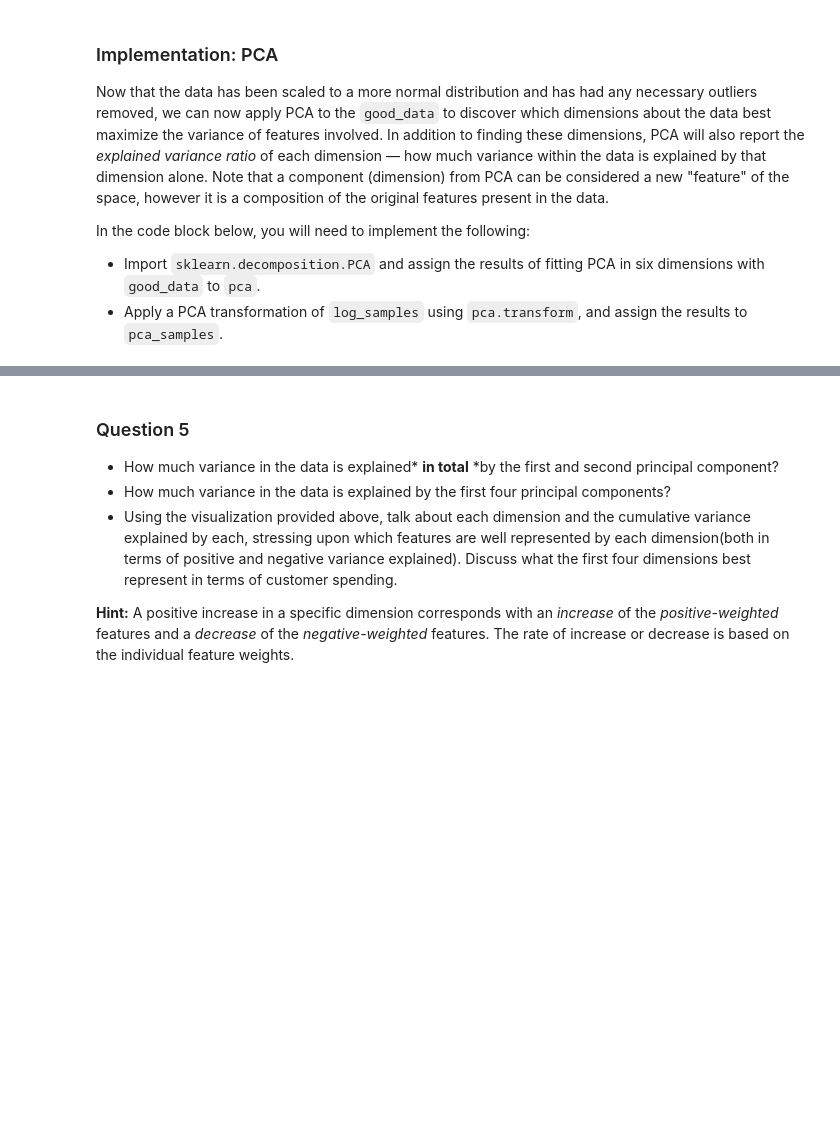
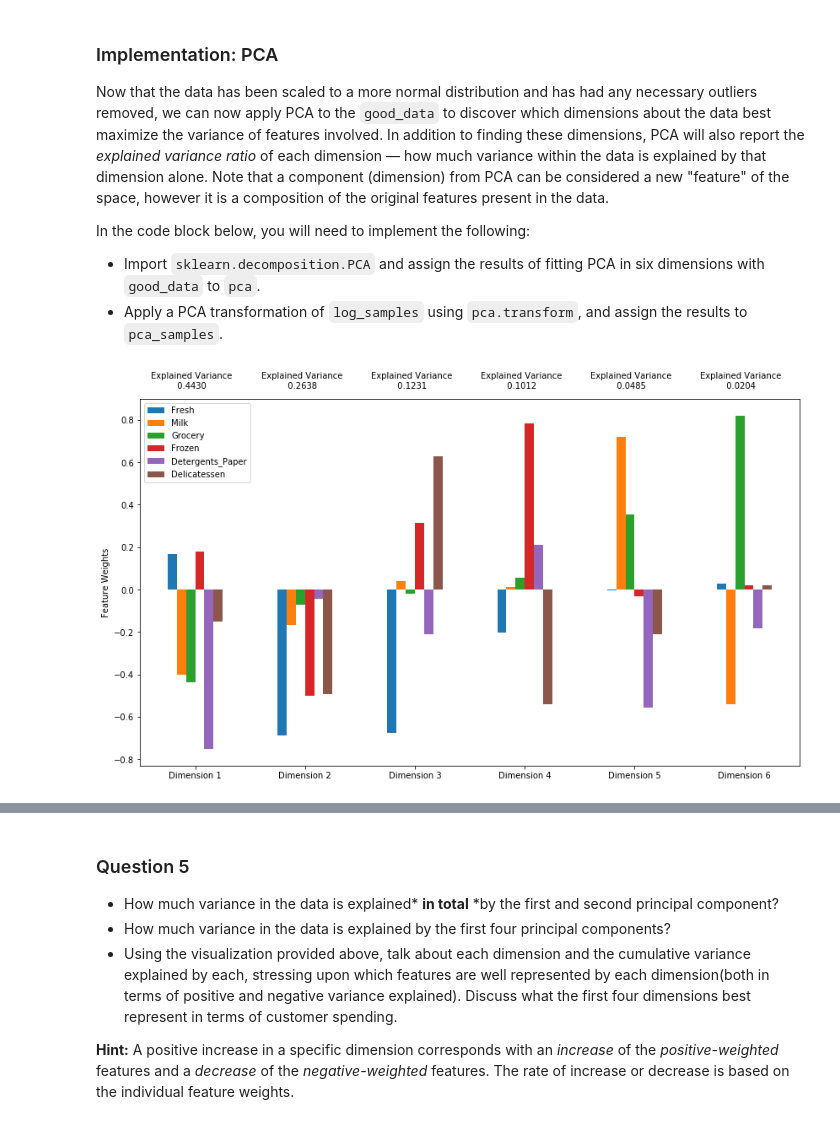
Before and after one commit to racksen/machine-learning, a Jupyter notebook: projects/customer_segments/customer_segments.ipynb, the cells around one changed output, grey strips where cells are left out. Saved outputs shown, nothing was run; the diff lists cells and outputs as text; code cells hidden in the pictures; blank space fills up the shorter version.

```diff
--- a/projects/customer_segments/customer_segments.ipynb
+++ b/projects/customer_segments/customer_segments.ipynb
@@ -276,24 +268,32 @@ In the code block below, you will need to implement the following:
 **NOTE:** If you choose to remove any outliers, ensure that the sample data does not contain any of these points!
 Once you have performed this implementation, the dataset will be stored in the variable `good_data`.
 # %%
+all_log_data_outliers = np.array([], dtype='int64')
+
 # For each feature find the data points with extreme high or low values
 for feature in log_data.keys():
 
     # TODO: Calculate Q1 (25th percentile of the data) for the given feature
-    Q1 = None
+    Q1 = np.percentile(log_data[feature], q=25)
 
     # TODO: Calculate Q3 (75th percentile of the data) for the given feature
-    Q3 = None
+    Q3 = np.percentile(log_data[feature], q=75)
 
     # TODO: Use the interquartile range to calculate an outlier step (1.5 times the interquartile range)
-    step = None
+    step = 1.5 * (Q3 - Q1)
 
+    log_data_outliers = log_data[~((log_data[feature] >= Q1 - step) & (log_data[feature] <= Q3 + step))]
+    # Append the index of outliers for reference
+    all_log_data_outliers = np.append(all_log_data_outliers, log_data_outliers.index.values.astype('int64'))
     # Display the outliers
-    print "Data points considered outliers for the feature '{}':".format(feature)
-    display(log_data[~((log_data[feature] >= Q1 - step) & (log_data[feature] <= Q3 + step))])
+    print("Data points considered outliers for the feature '{}':".format(feature))
+    display(log_data_outliers)
 
 # OPTIONAL: Select the indices for data points you wish to remove
-outliers  = []
-
+# remove all the outliers
+all_log_data_outliers, indices = np.unique(all_log_data_outliers, return_inverse=True)
+counts = np.bincount(indices)
+outliers = all_log_data_outliers[counts>1]
+print(outliers)
 # Remove the outliers, if any were specified
 good_data = log_data.drop(log_data.index[outliers]).reset_index(drop = True)
@@ -320,9 +387,13 @@ In the code block below, you will need to implement the following:
 # %%
+
 # TODO: Apply PCA by fitting the good data with the same number of dimensions as features
-pca = None
+pca = PCA(n_components=6)
+pca.fit(good_data)
 
 # TODO: Transform log_samples using the PCA fit above
-pca_samples = None
+pca_samples = pca.transform(log_samples)
 
 # Generate PCA results plot
 pca_results = vs.pca_results(good_data, pca)
+# %% [output]
+[figure, added]
```
Also changed, not shown: parts of 42 cells of this notebook, 2 other files.
